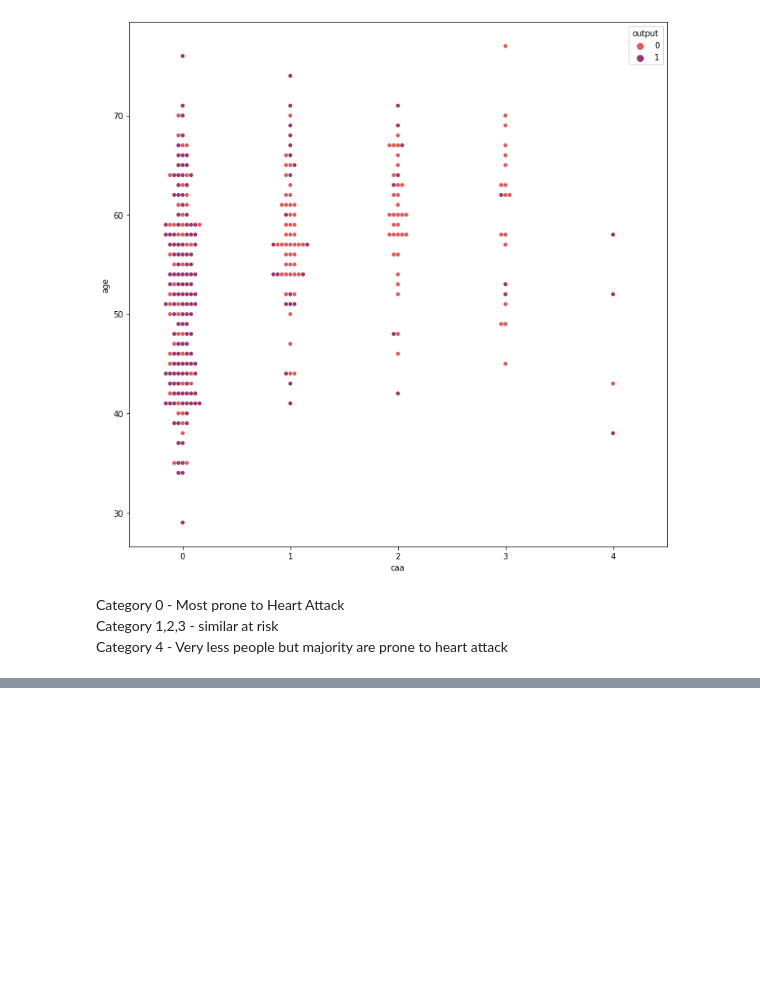
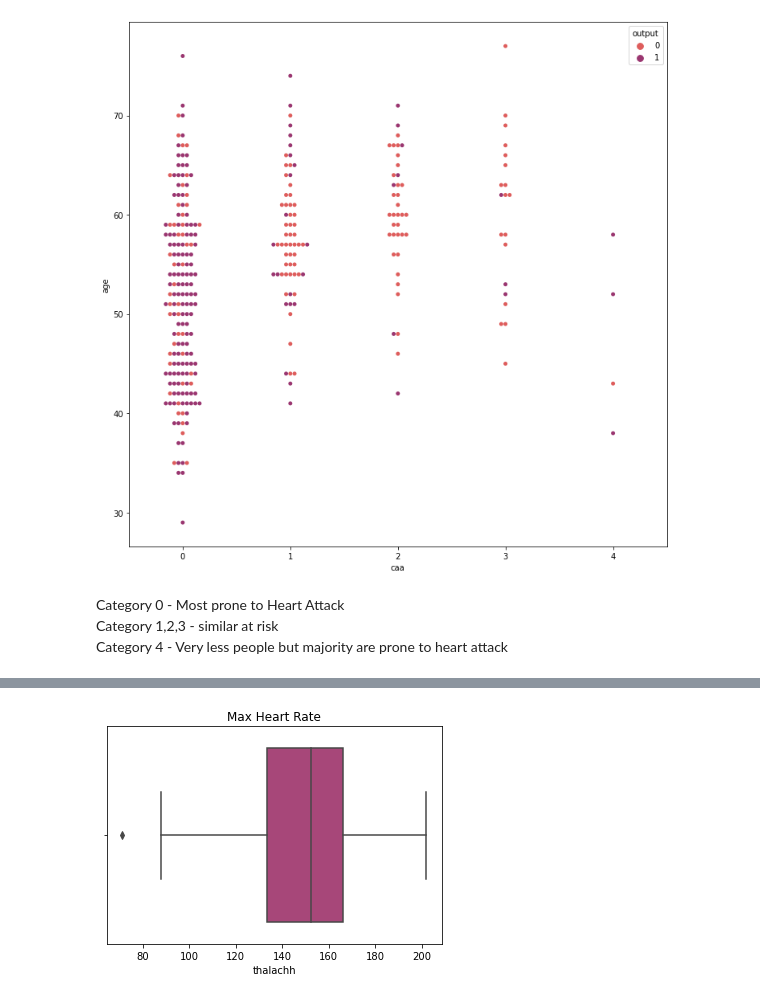
Before and after one commit to Si-D/Heart-Attack-Prediction, a Jupyter notebook: heartattackprediction.ipynb, the cells around one changed output, grey strips where cells are left out. Drawn from its saved outputs; the diff is of its cells as text; code cells hidden in the pictures; blank space fills up the shorter version.

```diff
--- a/heartattackprediction.ipynb
+++ b/heartattackprediction.ipynb
@@ -131,0 +146,6 @@ Category 4 - Very less people but majority are prone to heart attack
+# %%
+sns.boxplot(data=data, x='thalachh', palette='magma')
+plt.title("Max Heart Rate")
+plt.show()
+# %% [output]
+[figure, added]
```
Also changed, not shown: parts of 3 cells of this notebook.
